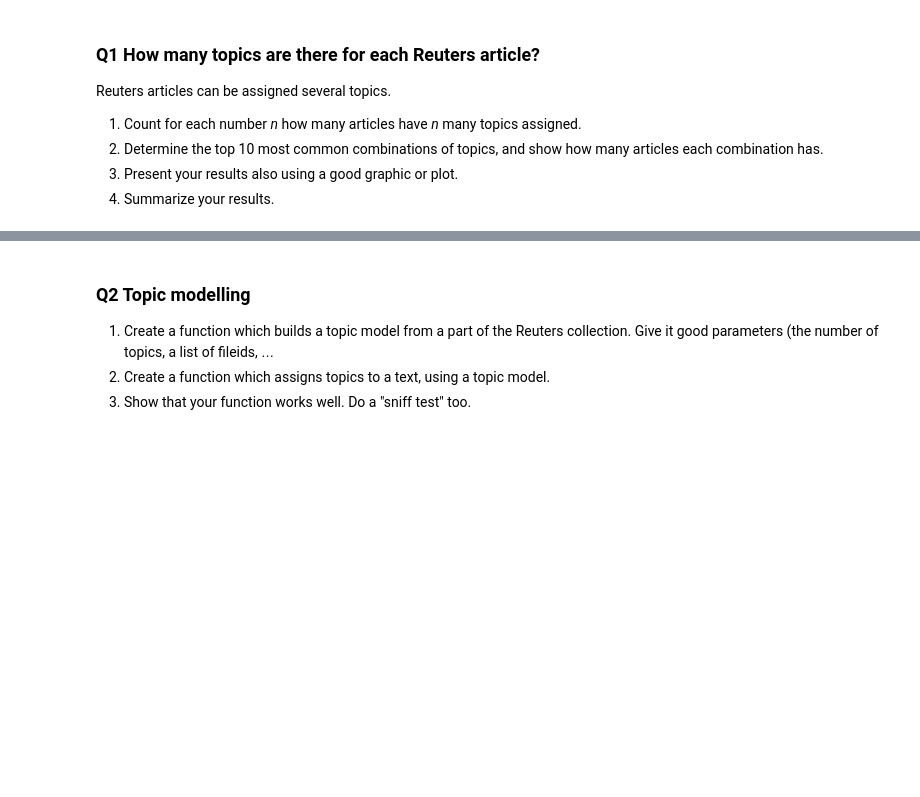
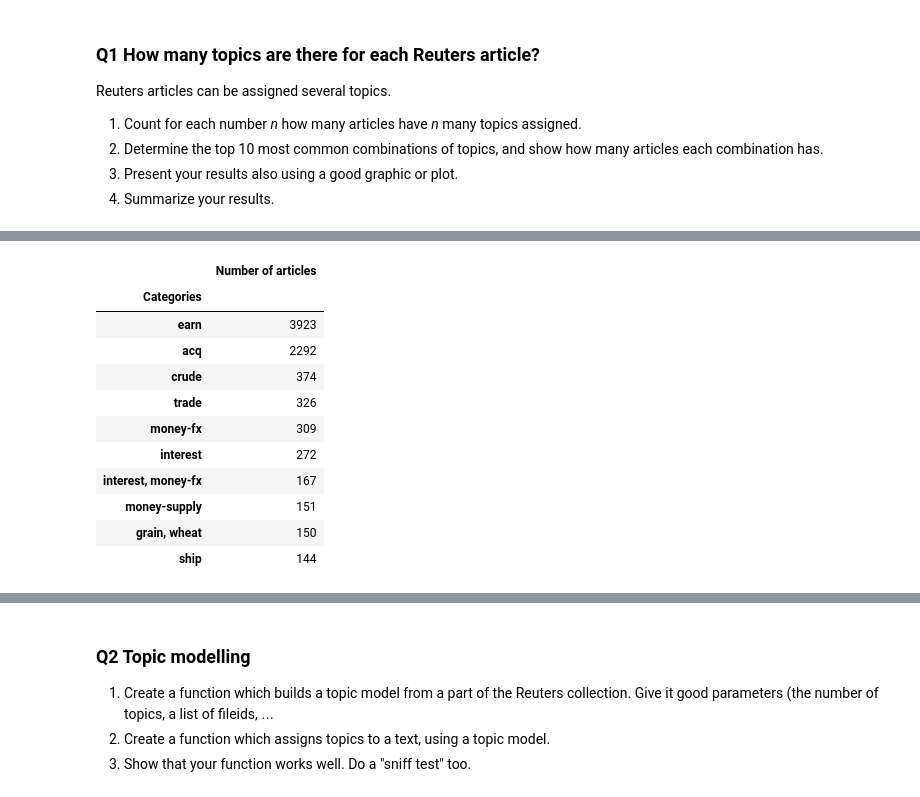
Before and after one commit to jvriemsdijk/Data-science, a Jupyter notebook: Opdrachten/week 6/10441913_10430121_week6.ipynb, the cells around one changed output, grey strips where cells are left out. Drawn from its saved outputs; the diff is of its cells as text; code cells hidden in the pictures; blank space fills up the shorter version.

```diff
--- a/Opdrachten/week 6/10441913_10430121_week6.ipynb
+++ b/Opdrachten/week 6/10441913_10430121_week6.ipynb
@@ -102,2 +106,36 @@ catDict
+# %%
+# 2. Determine the top 10 most common combinations of topics, and show how many articles each combination has.
+catDict = {}
+
+for fileid in reuters.fileids():
+    categories = sorted(reuters.categories(fileid))
+    key = ', '.join(map(str, categories))
+
+    if key in catDict.keys():
+        catDict[key] += 1
+    else:
+        catDict[key] = 1
+
+
+catDF = pd.DataFrame.from_dict(catDict, orient='index')
+catDF.index.name = 'Categories'
+catDF.columns = ['Number of articles']
+catDF = catDF.sort(columns='Number of articles', ascending=False)
+
+top10catDF = catDF.head(10)
+top10catDF
+# %% [output]
+|  | Number of articles |
+| Categories |  |
+| earn | 3923 |
+| acq | 2292 |
+| crude | 374 |
+| trade | 326 |
+| money-fx | 309 |
+| interest | 272 |
+| interest, money-fx | 167 |
+| money-supply | 151 |
+| grain, wheat | 150 |
+| ship | 144 |
 # %%
 # 3. Present your results also using a good graphic or plot.
```
Also changed, not shown: parts of 4 cells of this notebook.
